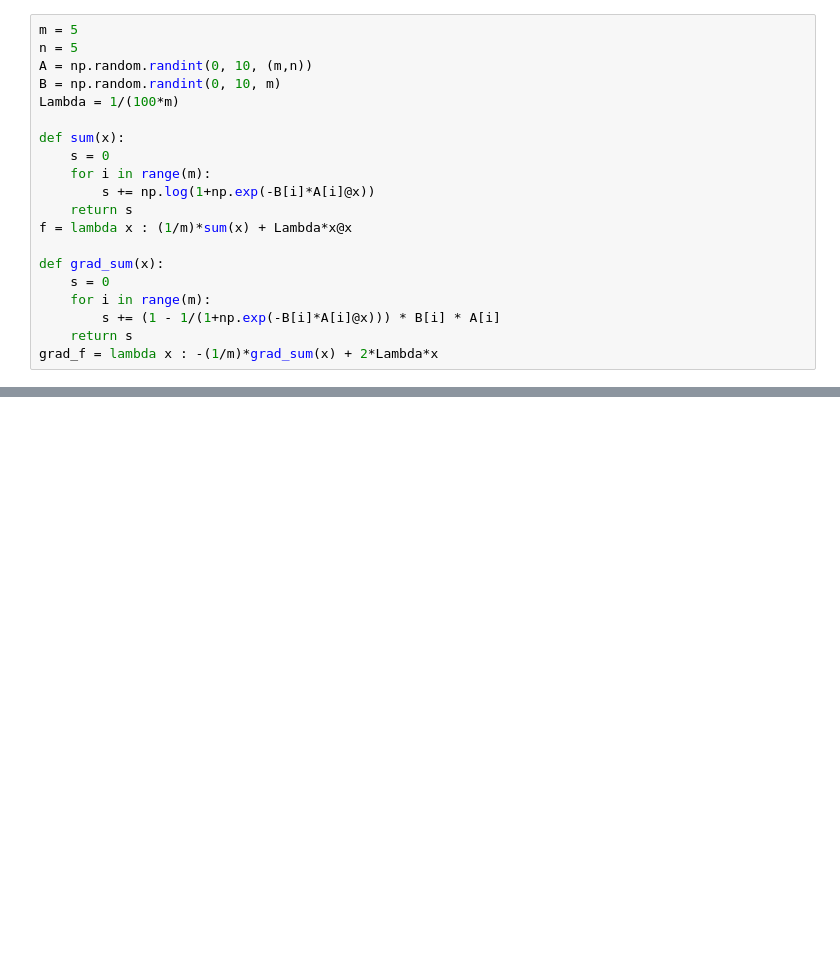
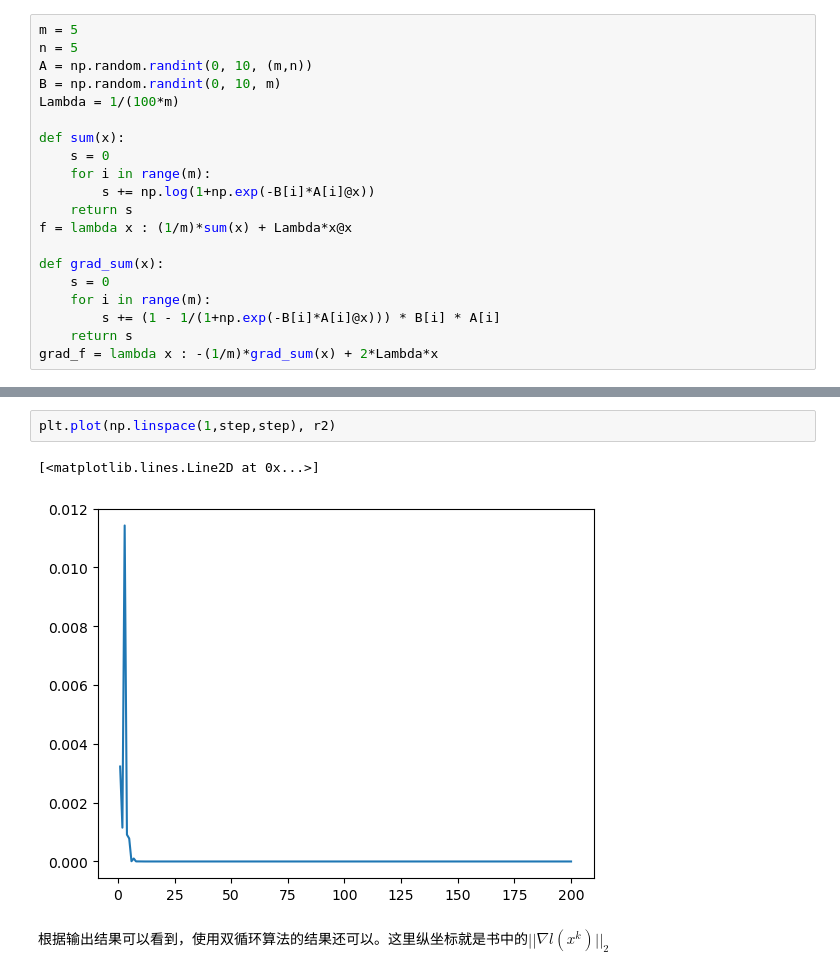
Before and after one commit to YongShen-98/Optimization-Modeling-Algorithm-and-Theory, a Jupyter notebook: 无约束优化算法/拟牛顿算法/拟牛顿算法.ipynb, the cells around one changed output, grey strips where cells are left out. Saved outputs shown, nothing was run; the diff lists cells and outputs as text; blank space fills up the shorter version.

```diff
--- a/无约束优化算法/拟牛顿算法/拟牛顿算法.ipynb
+++ b/无约束优化算法/拟牛顿算法/拟牛顿算法.ipynb
@@ -142,0 +199,7 @@ array([3.22979813e-03, 1.15024061e-03, 8.57196109e-04, 8.31738266e-04,
+# %%
+plt.plot(np.linspace(1,step,step), r2)
+# %% [output]
+[<matplotlib.lines.Line2D at 0x...>]
+[figure, added]
+# %% [markdown]
+根据输出结果可以看到，使用双循环算法的结果还可以。这里纵坐标就是书中的$||\nabla l(x^k)||_{2}$
```
Also changed, not shown: parts of 11 cells of this notebook.
